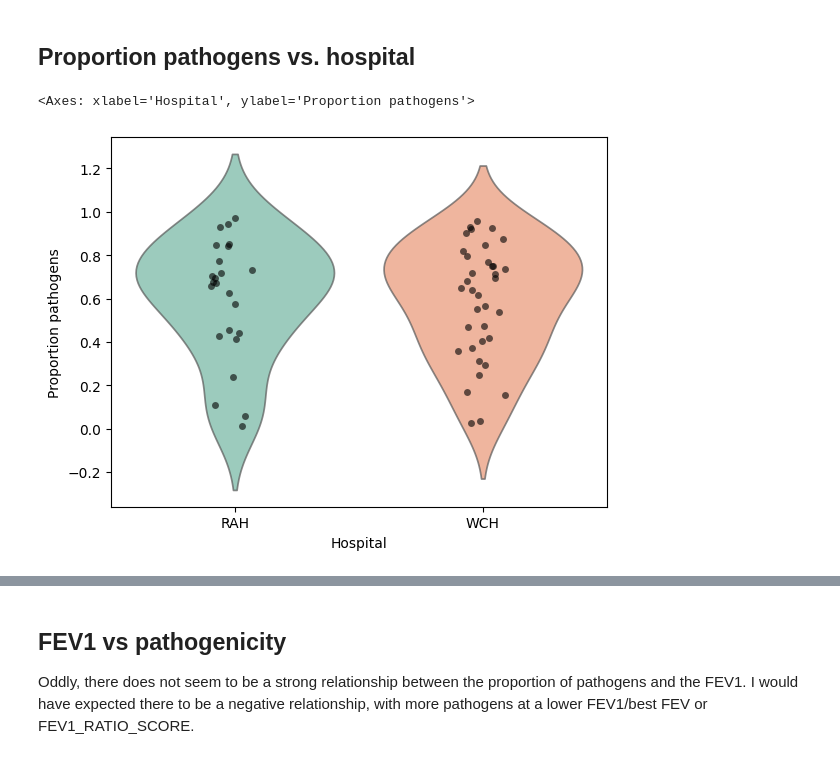
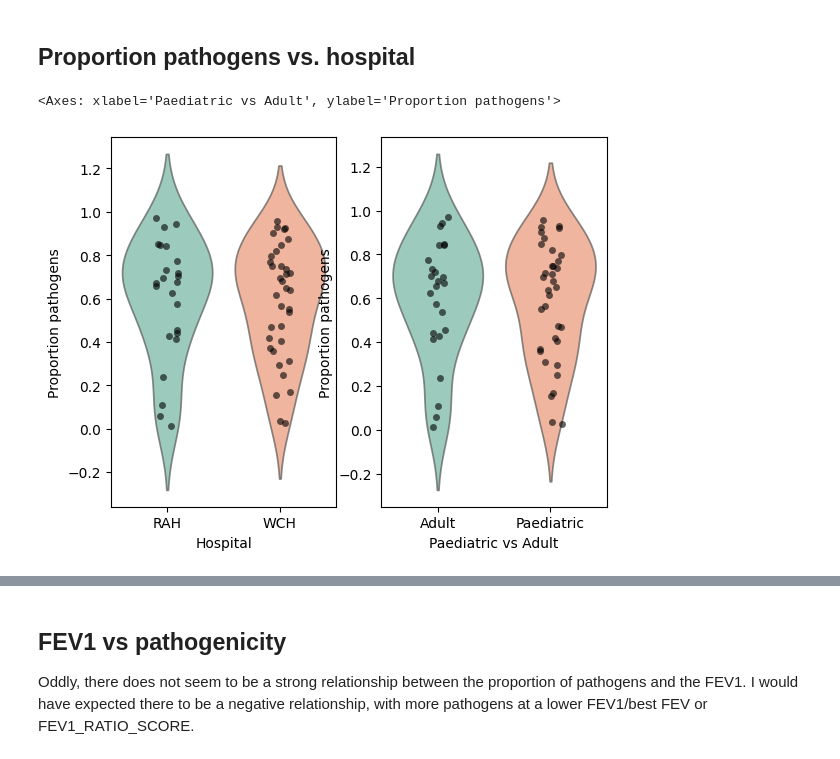
Before and after one commit to linsalrob/CF_2024, a Jupyter notebook: Jupyter/age_and_pathogenicity_minion.ipynb, the cells around one changed output, grey strips where cells are left out. Cells and saved outputs as stored; diff of their text form; code cells hidden in the pictures.

Commit message:
Updating notebook with MinION data

```diff
--- a/Jupyter/age_and_pathogenicity_minion.ipynb
+++ b/Jupyter/age_and_pathogenicity_minion.ipynb
@@ -320,12 +316,19 @@ plt.show()
 # %%
 hosp_pathog = pd.DataFrame()
 hosp_pathog['Proportion pathogens'] = proportions['Proportion Pathogen']
 hosp_pathog = hosp_pathog.join(metadata[['Hospital', 'Paediatric vs Adult']])
 
-sns.violinplot(x='Hospital', y='Proportion pathogens', data=hosp_pathog, inner=None, palette='Set2', alpha=0.7)
+ax = plt.subplot(121)
+sns.violinplot(x='Hospital', y='Proportion pathogens', data=hosp_pathog, inner=None, palette='Set2', alpha=0.7, ax=ax)
 
 # Jittered points
-sns.stripplot(x='Hospital', y='Proportion pathogens', data=hosp_pathog, color='black', jitter=True, size=5, alpha=0.6)
+sns.stripplot(x='Hospital', y='Proportion pathogens', data=hosp_pathog, color='black', jitter=True, size=5, alpha=0.6, ax=ax)
+
+ax = plt.subplot(122)
+sns.violinplot(x='Paediatric vs Adult', y='Proportion pathogens', data=hosp_pathog, inner=None, palette='Set2', alpha=0.7, ax=ax)
+
+# Jittered points
+sns.stripplot(x='Paediatric vs Adult', y='Proportion pathogens', data=hosp_pathog, color='black', jitter=True, size=5, alpha=0.6, ax=ax)
 # %% [output]
-<Axes: xlabel='Hospital', ylabel='Proportion pathogens'>
+<Axes: xlabel='Paediatric vs Adult', ylabel='Proportion pathogens'>
-[figure, old version]
+[figure, new version]
```
Also changed, not shown: parts of 5 cells of this notebook.
